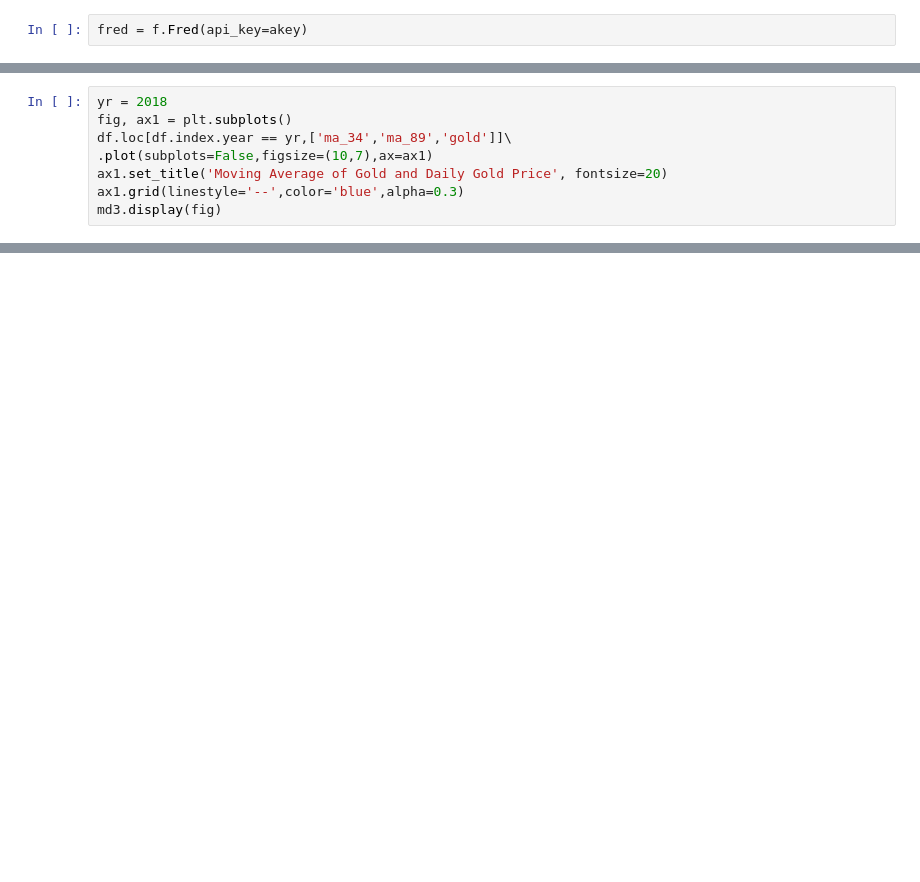
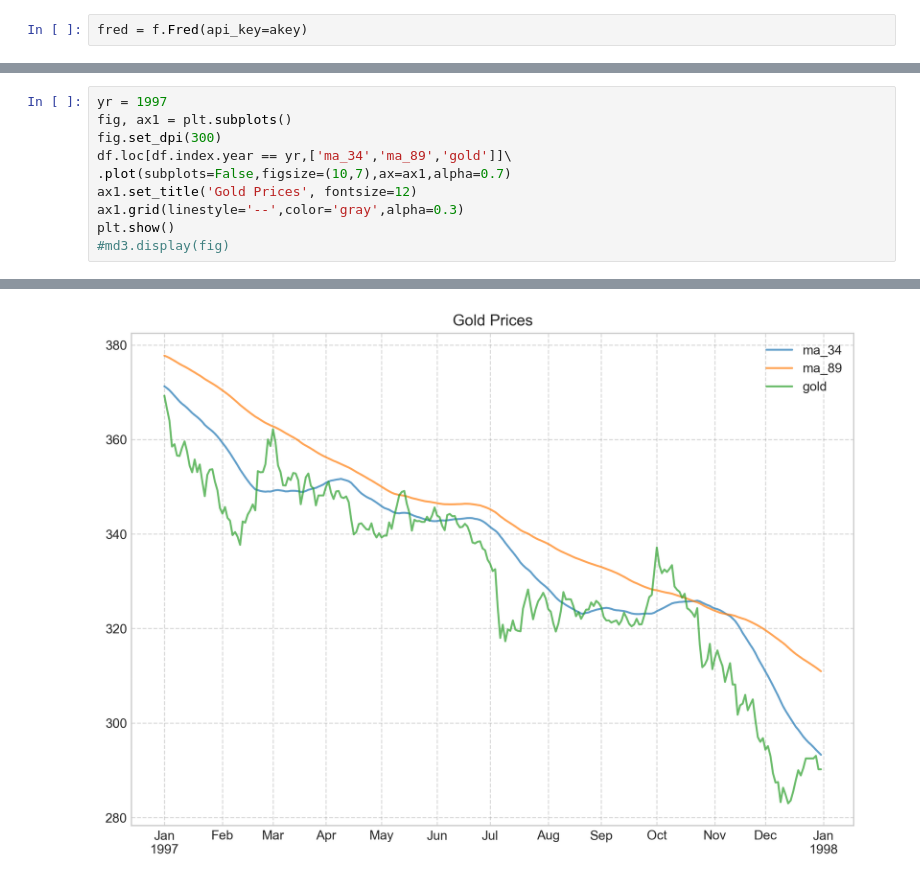
Before and after one commit to diogoaurelio/finmarkets, a Jupyter notebook: gold.ipynb, the cells around one changed output, grey strips where cells are left out. Cells and saved outputs as stored; diff of their text form; blank space fills up the shorter version.

```diff
--- a/gold.ipynb
+++ b/gold.ipynb
@@ -57,9 +51,11 @@ md3.display(fig)
 # %%
-yr = 2018
+yr = 1997
 fig, ax1 = plt.subplots()
+fig.set_dpi(300)
 df.loc[df.index.year == yr,['ma_34','ma_89','gold']]\
-.plot(subplots=False,figsize=(10,7),ax=ax1)
-ax1.set_title('Moving Average of Gold and Daily Gold Price', fontsize=20)
-ax1.grid(linestyle='--',color='blue',alpha=0.3)
-md3.display(fig)
+.plot(subplots=False,figsize=(10,7),ax=ax1,alpha=0.7)
+ax1.set_title('Gold Prices', fontsize=12)
+ax1.grid(linestyle='--',color='gray',alpha=0.3)
+plt.show()
+#md3.display(fig)
 # %% [output]
@@ -66,0 +62 @@ md3.display(fig)
+[figure, added]
```
Also changed, not shown: parts of 10 cells of this notebook, 2 other files.
